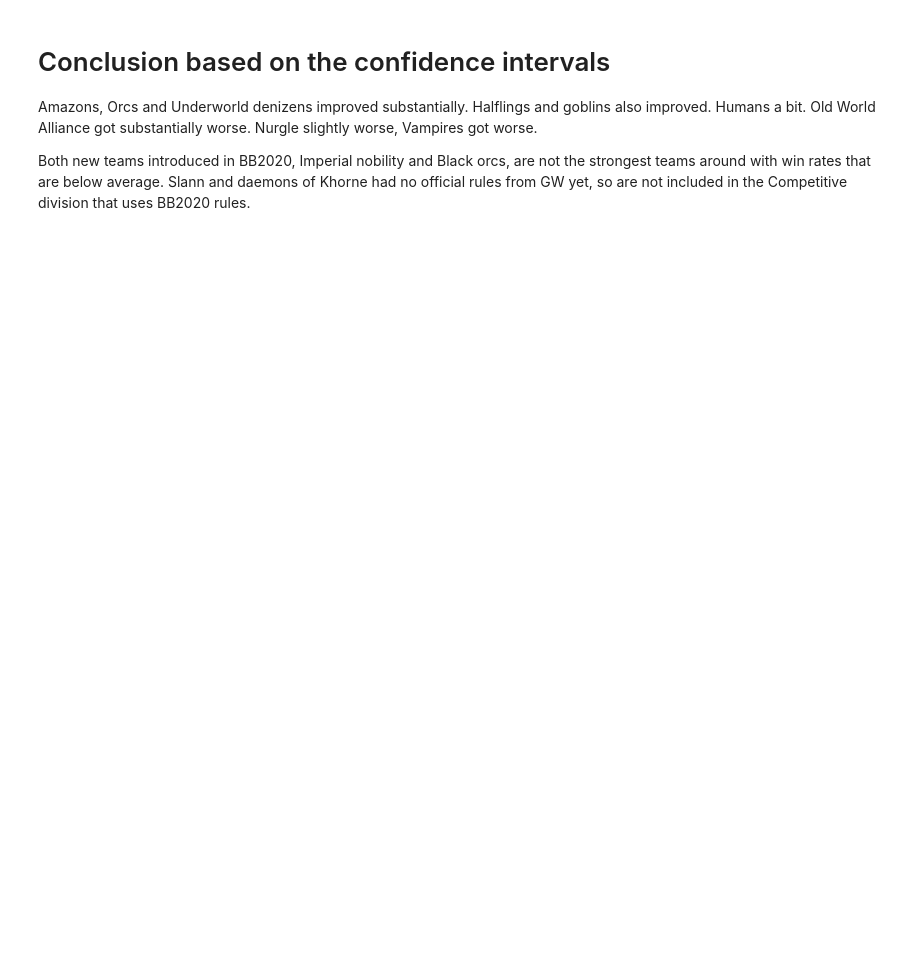
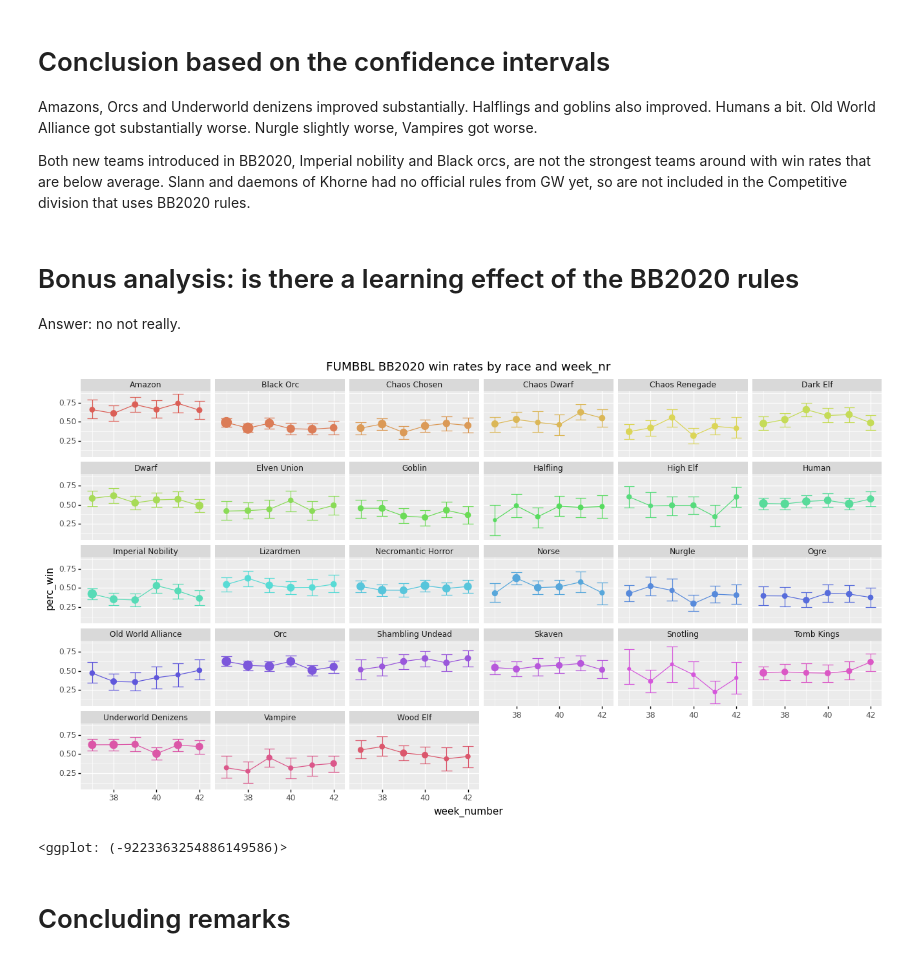
Before and after one commit to gsverhoeven/hugo_source, a Jupyter notebook: content/post/fumbbl_blogpost_src/fumbbl_bb2020.ipynb, the cells around one changed output. Drawn from its saved outputs; the diff is of its cells as text; code cells hidden in the pictures; blank space fills up the shorter version.

```diff
--- a/content/post/fumbbl_blogpost_src/fumbbl_bb2020.ipynb
+++ b/content/post/fumbbl_blogpost_src/fumbbl_bb2020.ipynb
@@ -884,3 +671,42 @@ Nurgle slightly worse, Vampires got worse.
 
 Both new teams introduced in BB2020, Imperial nobility and Black orcs, are not the strongest teams around with win rates that are below average.
 Slann and daemons of Khorne had no official rules from GW yet, so are not included in the Competitive division that uses BB2020 rules.
+# %% [markdown]
+# Bonus analysis: is there a learning effect of the BB2020 rules
+
+Answer: no not really.
+# %%
+# aggregate by year and week number
+
+res = (df_wins.query('division_name == "Competitive"')
+    .groupby(['week_number', 'year', 'ruleset', 'race_name'])
+    .agg(
+        perc_win = ('wins', "mean"),
+        n_wins = ('wins', "sum"),
+        n_games = ('race_name', "count")
+    )
+    .reset_index()) # this adds the group by variables (now index) as a column
+
+res
+
+res['lower_CI'], res['upper_CI'] =  proportion_confint(
+                                      count = round(res['n_wins']).astype(int),
+                                      nobs = res['n_games'],
+                                      alpha = 0.05
+                                  )
+
+(p9.ggplot(data = res.query('year > 2020 & week_number > 36 & week_number < 43'),
+    mapping = p9.aes(x = 'week_number', y = 'perc_win', group = 'factor(race_name)', color = 'factor(race_name)'))
+    + p9.geom_point(p9.aes(size = 'n_games'))
+    + p9.geom_errorbar(p9.aes(ymin = 'lower_CI', ymax = 'upper_CI'))
+    + p9.geom_line()
+    + p9.scale_size_area()
+    + p9.facet_wrap('race_name')
+    + p9.ggtitle("FUMBBL BB2020 win rates by race and week_nr")
+    + p9.theme(figure_size=(16, 8))
+    + p9.theme(legend_position='none'))
+# %% [output]
+[figure, added]
+<ggplot: (-9223363254886149586)>
+# %% [markdown]
+# Concluding remarks
```
Also changed, not shown: parts of 79 cells of this notebook.
